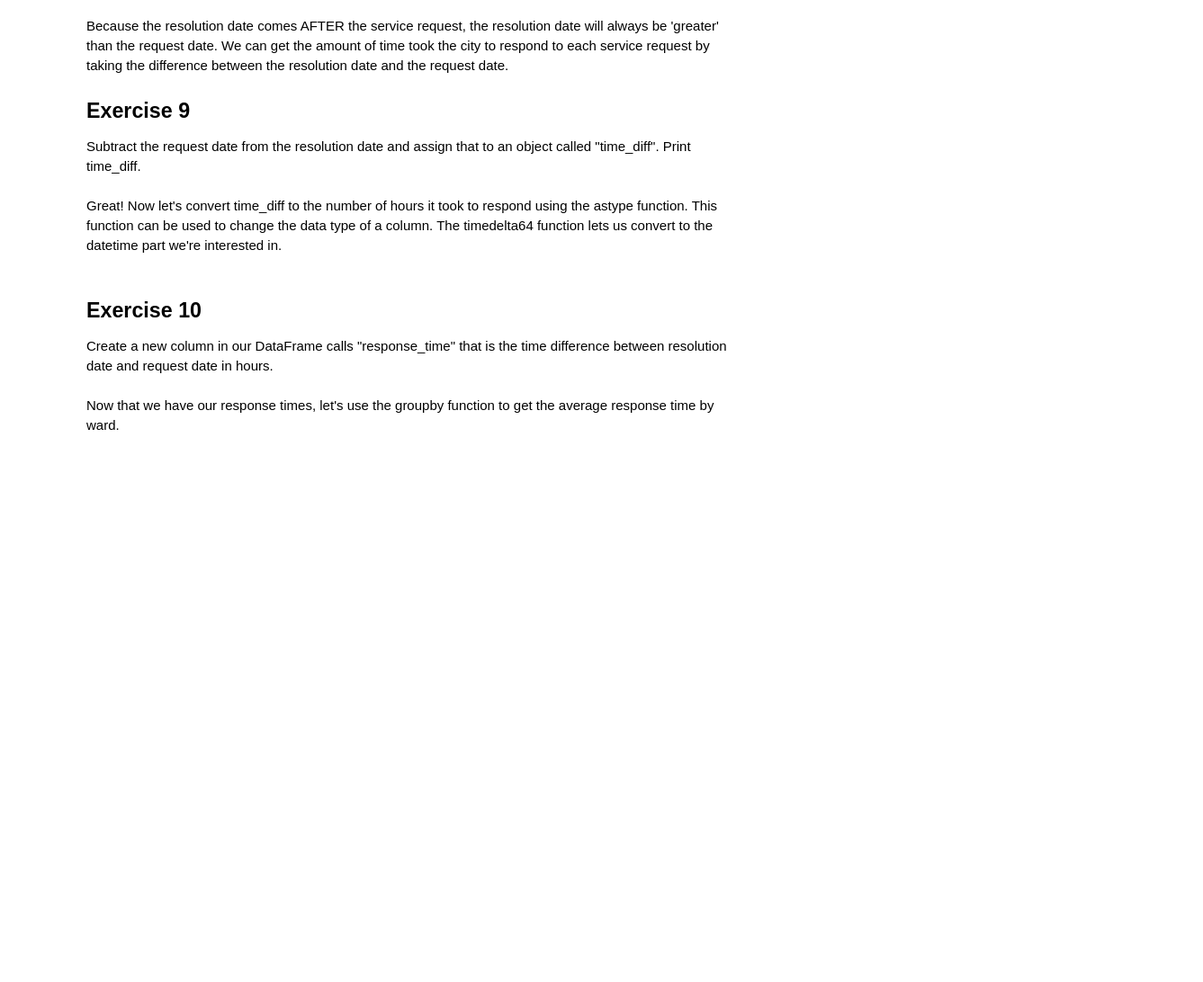
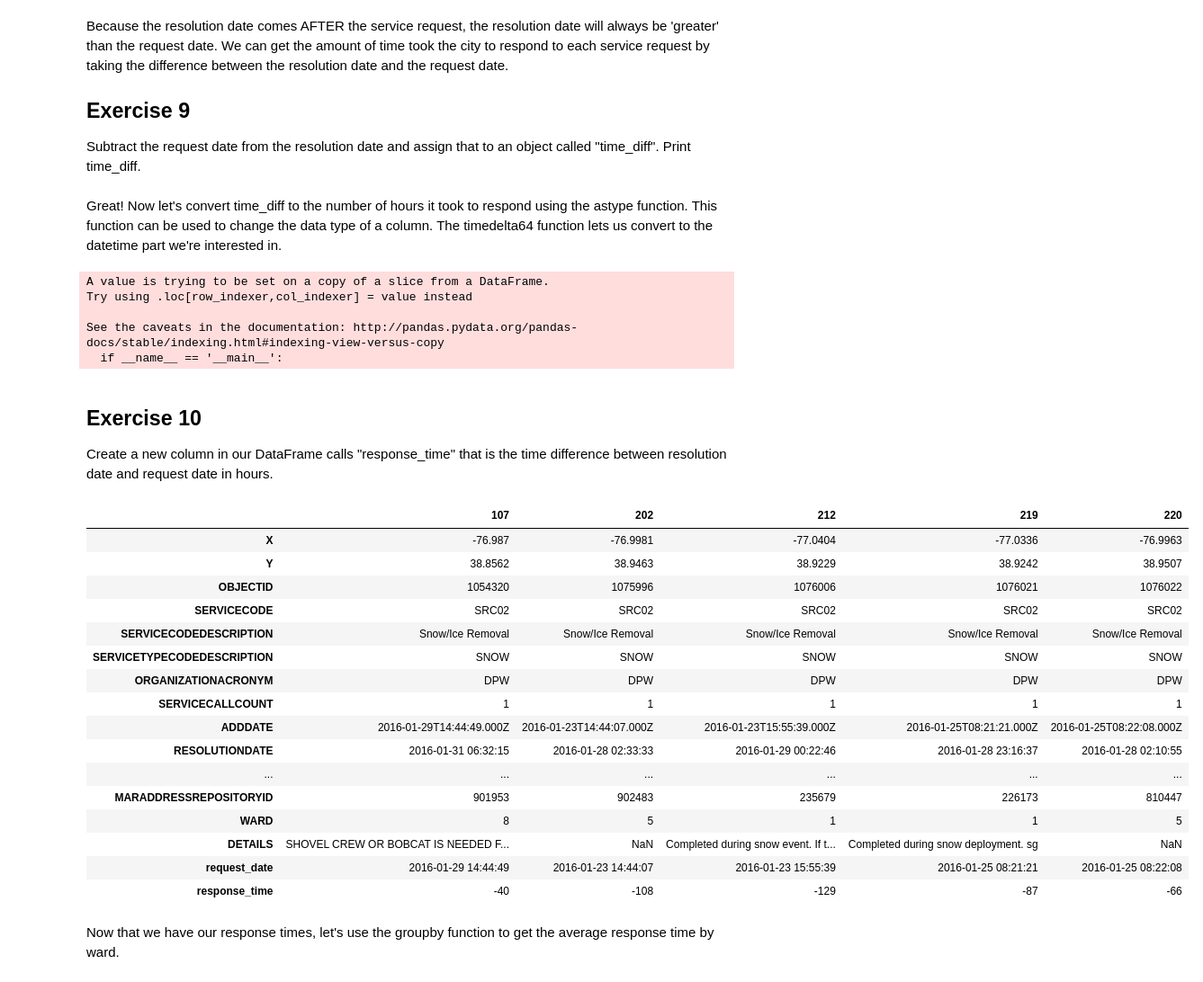
Before and after one commit to dspp-gwu/assignment-03-data-viz-CLandauGWU, a Jupyter notebook: lesson_03.ipynb, the cells around one changed output. Shown at 90% size. Saved outputs shown, nothing was run; the diff lists cells and outputs as text; code cells hidden in the pictures; blank space fills up the shorter version.

```diff
--- a/lesson_03.ipynb
+++ b/lesson_03.ipynb
@@ -90,3 +246,5 @@ Now let's take a look at response times. Ward 7 had the most requests, but is th
 ## Exercise 8
 
 Create a new date column from the resolution date column in our DataFrame of requests for snow and ice removal in January.
+# %%
+snow_req.RESOLUTIONDATE = pd.to_datetime(snow_req.RESOLUTIONDATE)
@@ -96,13 +260,41 @@ Because the resolution date comes AFTER the service request, the resolution date
 ## Exercise 9
 
 Subtract the request date from the resolution date and assign that to an object called "time_diff". Print time_diff.
+# %%
+snow_req.time_diff =  snow_req.RESOLUTIONDATE - snow_req.request_date
 # %% [markdown]
 Great! Now let's convert time_diff to the number of hours it took to respond using the astype function. This function can be used to change the data type of a column. The timedelta64 function lets us convert to the datetime part we're interested in.
 # %%
-time_diff.astype('timedelta64[h]')
+snow_req['response_time'] = time_diff.astype('timedelta64[h]')
+# %% [output]
+A value is trying to be set on a copy of a slice from a DataFrame.
+Try using .loc[row_indexer,col_indexer] = value instead
+
+See the caveats in the documentation: http://pandas.pydata.org/pandas-docs/stable/indexing.html#indexing-view-versus-copy
+  if __name__ == '__main__':
 # %% [markdown]
 ## Exercise 10
 
 Create a new column in our DataFrame calls "response_time" that is the time difference between resolution date and request date in hours.
+# %%
+snow_req.head().T
+# %% [output]
+|  | 107 | 202 | 212 | 219 | 220 |
+| X | -76.987 | -76.9981 | -77.0404 | -77.0336 | -76.9963 |
+| Y | 38.8562 | 38.9463 | 38.9229 | 38.9242 | 38.9507 |
+| OBJECTID | 1054320 | 1075996 | 1076006 | 1076021 | 1076022 |
+| SERVICECODE | SRC02 | SRC02 | SRC02 | SRC02 | SRC02 |
+| SERVICECODEDESCRIPTION | Snow/Ice Removal | Snow/Ice Removal | Snow/Ice Removal | Snow/Ice Removal | Snow/Ice Removal |
+| SERVICETYPECODEDESCRIPTION | SNOW | SNOW | SNOW | SNOW | SNOW |
+| ORGANIZATIONACRONYM | DPW | DPW | DPW | DPW | DPW |
+| SERVICECALLCOUNT | 1 | 1 | 1 | 1 | 1 |
+| ADDDATE | 2016-01-29T14:44:49.000Z | 2016-01-23T14:44:07.000Z | 2016-01-23T15:55:39.000Z | 2016-01-25T08:21:21.000Z | 2016-01-25T08:22:08.000Z |
+| RESOLUTIONDATE | 2016-01-31 06:32:15 | 2016-01-28 02:33:33 | 2016-01-29 00:22:46 | 2016-01-28 23:16:37 | 2016-01-28 02:10:55 |
+| ... | ... | ... | ... | ... | ... |
+| MARADDRESSREPOSITORYID | 901953 | 902483 | 235679 | 226173 | 810447 |
+| WARD | 8 | 5 | 1 | 1 | 5 |
+| DETAILS | SHOVEL CREW OR BOBCAT IS NEEDED F... | NaN | Completed during snow event. If t... | Completed during snow deployment. sg | NaN |
+| request_date | 2016-01-29 14:44:49 | 2016-01-23 14:44:07 | 2016-01-23 15:55:39 | 2016-01-25 08:21:21 | 2016-01-25 08:22:08 |
+| response_time | -40 | -108 | -129 | -87 | -66 |
 # %% [markdown]
 Now that we have our response times, let's use the groupby function to get the average response time by ward.
```
Also changed, not shown: parts of 21 cells of this notebook.
